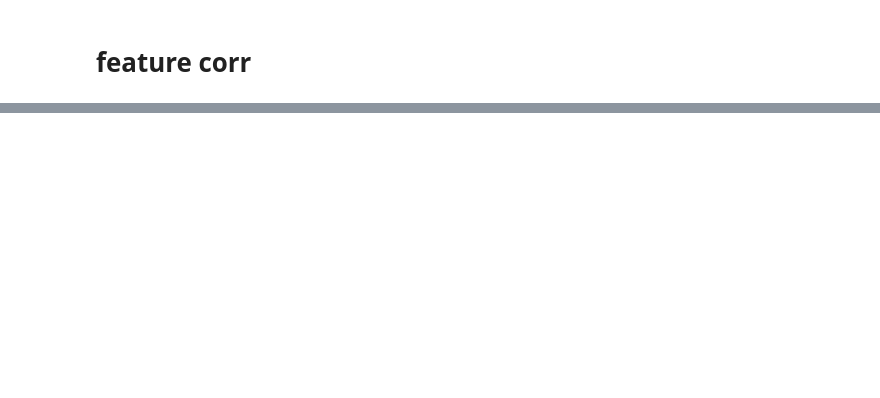
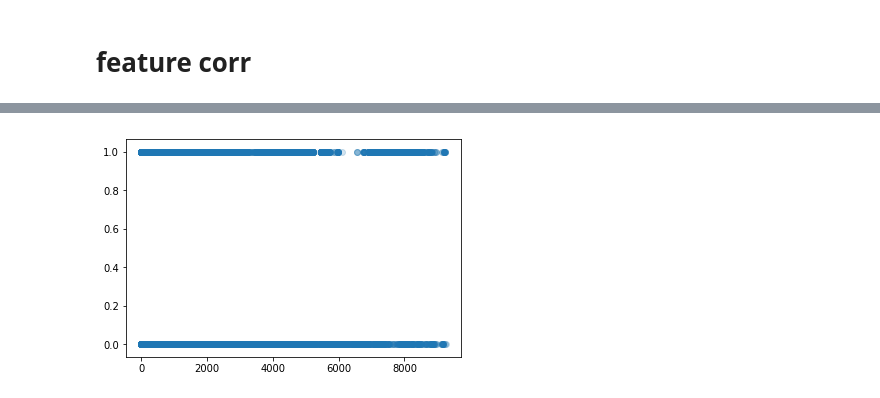
Before and after one commit to sooooner/dss_team_project_ML, a Jupyter notebook: red_hat/sooner.ipynb, the cells around one changed output, grey strips where cells are left out. Drawn from its saved outputs; the diff is of its cells as text; code cells hidden in the pictures; blank space fills up the shorter version.

```diff
--- a/red_hat/sooner.ipynb
+++ b/red_hat/sooner.ipynb
@@ -78,0 +125,5 @@ pd.to_numeric()
+# %%
+plt.scatter(a[['char_10_x']],a['outcome'],alpha=0.1)
+plt.show()
+# %% [output]
+[figure, added]
```
Also changed, not shown: parts of 18 cells of this notebook.
